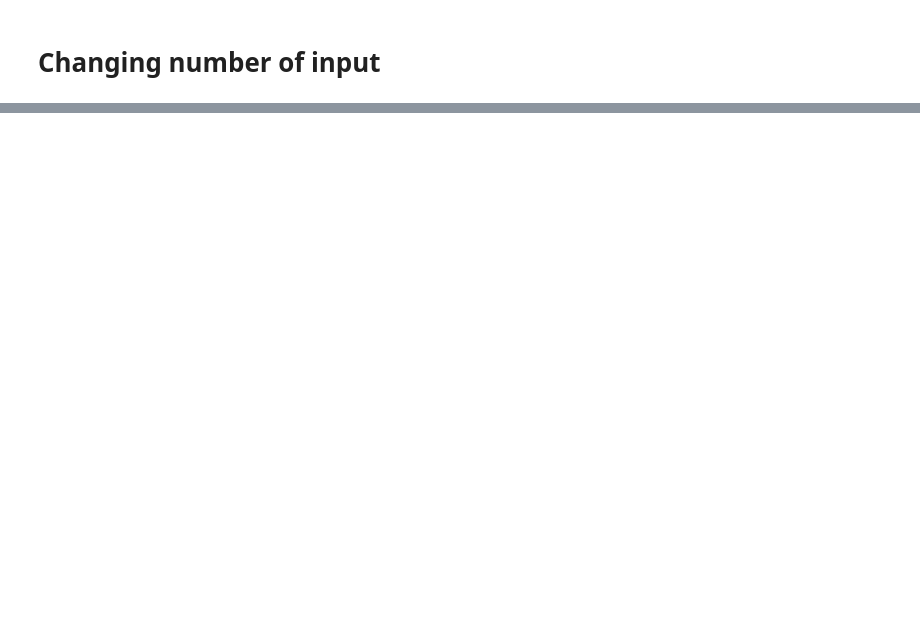
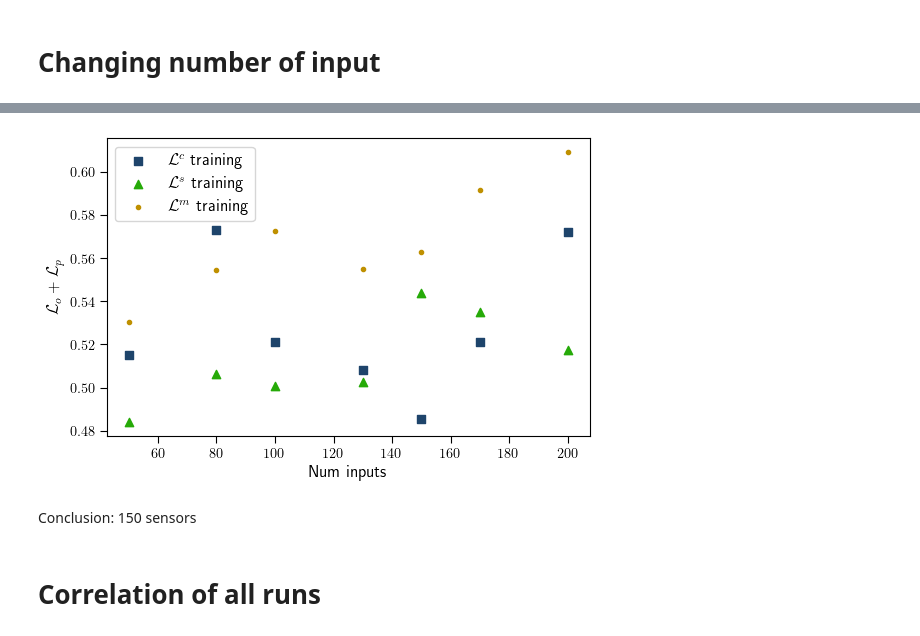
Before and after one commit to MagriLab/FlowReconstructionFromExperiment, a Jupyter notebook: figures_for_paper/2dkol_grid_sensitivity.ipynb, the cells around one changed output, grey strips where cells are left out. Cells and saved outputs as stored; diff of their text form; code cells hidden in the pictures; blank space fills up the shorter version.

```diff
--- a/figures_for_paper/2dkol_grid_sensitivity.ipynb
+++ b/figures_for_paper/2dkol_grid_sensitivity.ipynb
@@ -86,0 +136,17 @@ plt.show()
+# %%
+# plot total loss (unweighted)
+plt.figure(figsize=(5.5,3.5))
+ax = plt.subplot(111)
+
+ax.scatter(num_sensors_classic, l_se_total_classic, label='$\mathcal{L}^c$ training',marker='s', color=my_discrete_cmap(0))
+ax.scatter(num_sensors_3, l_se_total_3, label='$\mathcal{L}^s$ training',marker='^', color=my_discrete_cmap(1))
+ax.scatter(num_sensors_mean3, l_se_total_mean3, label='$\mathcal{L}^m$ training',marker='.', color=my_discrete_cmap(2))
+ax.legend()
+ax.set(ylabel='$\mathcal{L}_o + \mathcal{L}_p$', xlabel='Num inputs')
+plt.show()
+# %% [output]
+[figure, added]
+# %% [markdown]
+Conclusion: 150 sensors
+# %% [markdown]
+# Correlation of all runs
```
Also changed, not shown: parts of 11 cells of this notebook.
